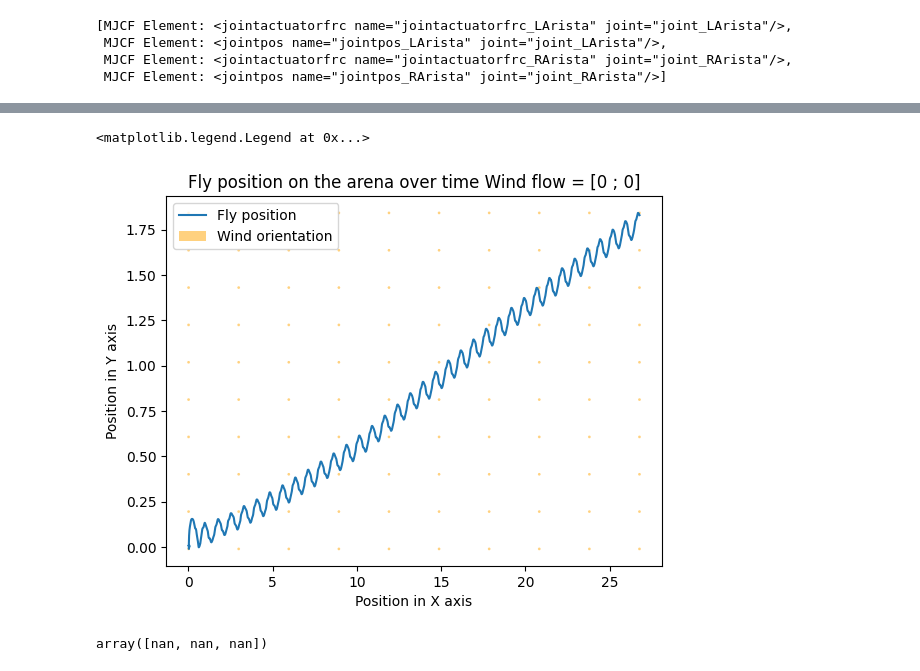
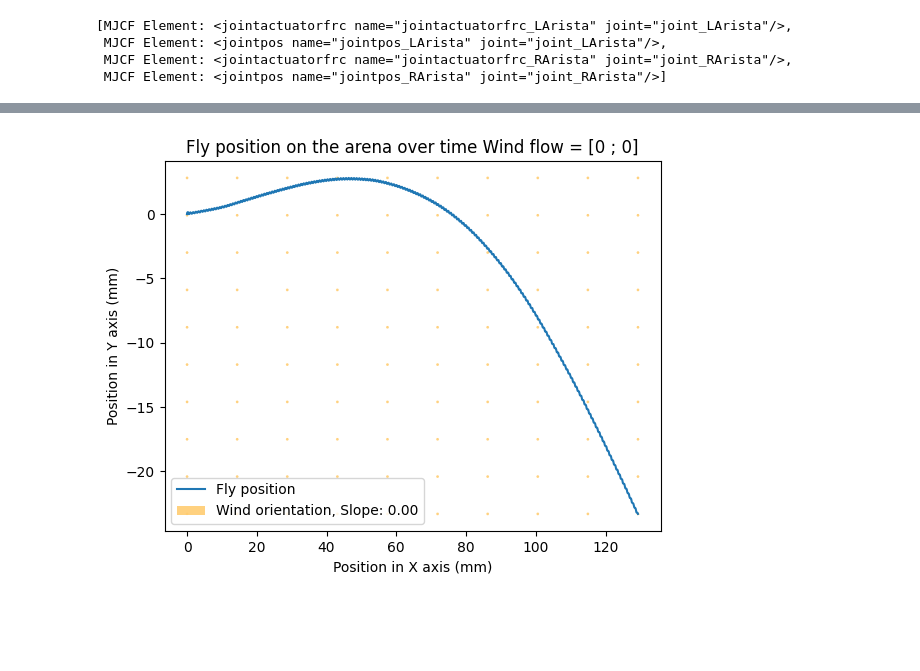
Before and after one commit to Nekoemy/CoBAR_wind_sensing, a Jupyter notebook: WindyArrowFinal.ipynb, the cells around one changed output, grey strips where cells are left out. Cells and saved outputs as stored; diff of their text form; code cells hidden in the pictures; blank space fills up the shorter version.

```diff
--- a/WindyArrowFinal.ipynb
+++ b/WindyArrowFinal.ipynb
@@ -113,10 +113,10 @@ class WindTurningNMF(NeuroMechFly):
                 joint.stiffness = self.sim_params.joint_stiffness
                 joint.damping = self.sim_params.joint_damping
             elif "LArista" in joint.name:
-                joint.stiffness = 0.002
+                joint.stiffness = 0.006
                 joint.damping = 2e-4
             elif "RArista" in joint.name:
-                joint.stiffness = 0.002
+                joint.stiffness = 0.006
                 joint.damping = 2e-4
             elif "Head" in joint.name:
                 joint.stiffness = 1000.0
@@ -246,7 +246,7 @@ windturning_nmf._arista_sensors
 # %%
 #Declare simulation parameters
 
-run_time = 3
+run_time = 15
 
 contact_sensor_placements = [
     f"{leg}{segment}"
@@ -388,0 +409,11 @@ fly_orient[:,:2].shape
+# %%
+#wind_slope = wind_arena.wind_vector[1] / wind_arena.wind_vector[0]
+wind_slope = 0
+
+def calculate_angle(slope1, slope2):
+    tan_theta = abs((slope1 - slope2) / (1 + slope1 * slope2))
+    theta_radians = math.atan(tan_theta)
+    theta_degrees = math.degrees(theta_radians)
+    return theta_degrees
+
+wind_dir =  math.radians(calculate_angle(0,wind_slope)) + 3*np.pi/2
@@ -411,29 +451,34 @@ Text(0.5, 0, 'Time')
 # %%
-#Plot the position of the fly on the arena over time
+#Plot the position of the fly on the arena over time with a linear fit and measure of error
+
 body_pos = np.array([obs["body_pos"] for obs in obs_list])
 plt.plot(body_pos[:,0], body_pos[:,1])
-plt.title("Fly position on the arena over time Wind flow = ["+str(wind_arena.wind_vector[0])+" ; "+str(wind_arena.wind_vector[1])+"]")
+title = ("Fly position on the arena over time Wind flow = ["+str(wind_arena.wind_vector[0])+" ; "+str(wind_arena.wind_vector[1])+"]")
 
 x_min, x_max = np.min(body_pos[:,0]), np.max(body_pos[:,0])
 y_min, y_max = np.min(body_pos[:,1]), np.max(body_pos[:,1])
 x, y = np.meshgrid(np.linspace(x_min, x_max, 10), np.linspace(y_min, y_max, 10))
 
 # Define the vector field components
 u = wind_arena.wind_vector[0] * np.ones_like(x)  # X component of vector
 v = wind_arena.wind_vector[1] * np.ones_like(y)   # Y component of vector
 
-# Add quiver plot (vector field) as a sparse background
+# Add vector field for wind
 plt.quiver(x, y, u, v, color = 'orange', alpha=0.5, scale=20)
 
+# Make a linear fit when the fly locks on target position
+slope, intercept = np.polyfit(body_pos[40000:,0], body_pos[40000:,1], 1)
 
-plt.xlabel("Position in X axis")
-plt.ylabel("Position in Y axis")
+# Measure of error between movement and wind direction
 
-plt.legend(("Fly position","Wind orientation"))
+x=np.linspace(body_pos[40000,0],body_pos[-1,0],target_num_steps)
+#plt.plot(x,slope *x +intercept,'r--')
+
+plt.xlabel("Position in X axis (mm)")
+plt.ylabel("Position in Y axis (mm)")
+plt.legend(("Fly position","Wind orientation, Slope: " +str( "%.2f" % wind_slope),"Linear fit, Slope: " + str( "%.2f" % slope) ))
+#plt.text(0,23, "Error angle = "+ ("%.2f" % (calculate_angle(slope,wind_slope) +90)) + " degrees",fontsize = 12)
+plt.title(title)
+plt.savefig("outputs/"+title+"_NONE.png",dpi=160)
 # %% [output]
-<matplotlib.legend.Legend at 0x...>
-[figure, old version]
+[figure, new version]
-# %%
-(wind_arena.wind_vector/np.linalg.norm(wind_arena.wind_vector))
-# %% [output]
-array([nan, nan, nan])
```
Also changed, not shown: parts of 16 cells of this notebook.
